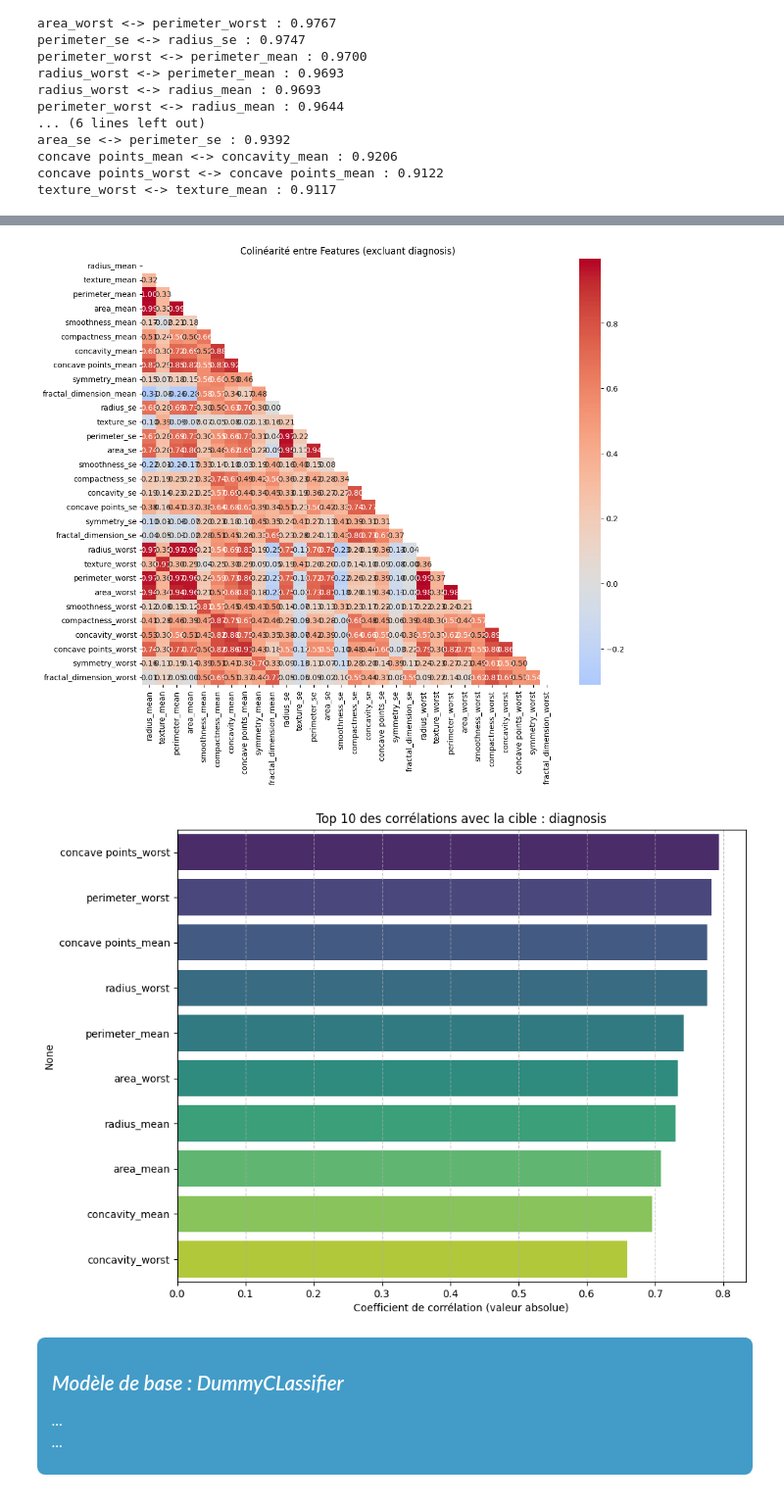
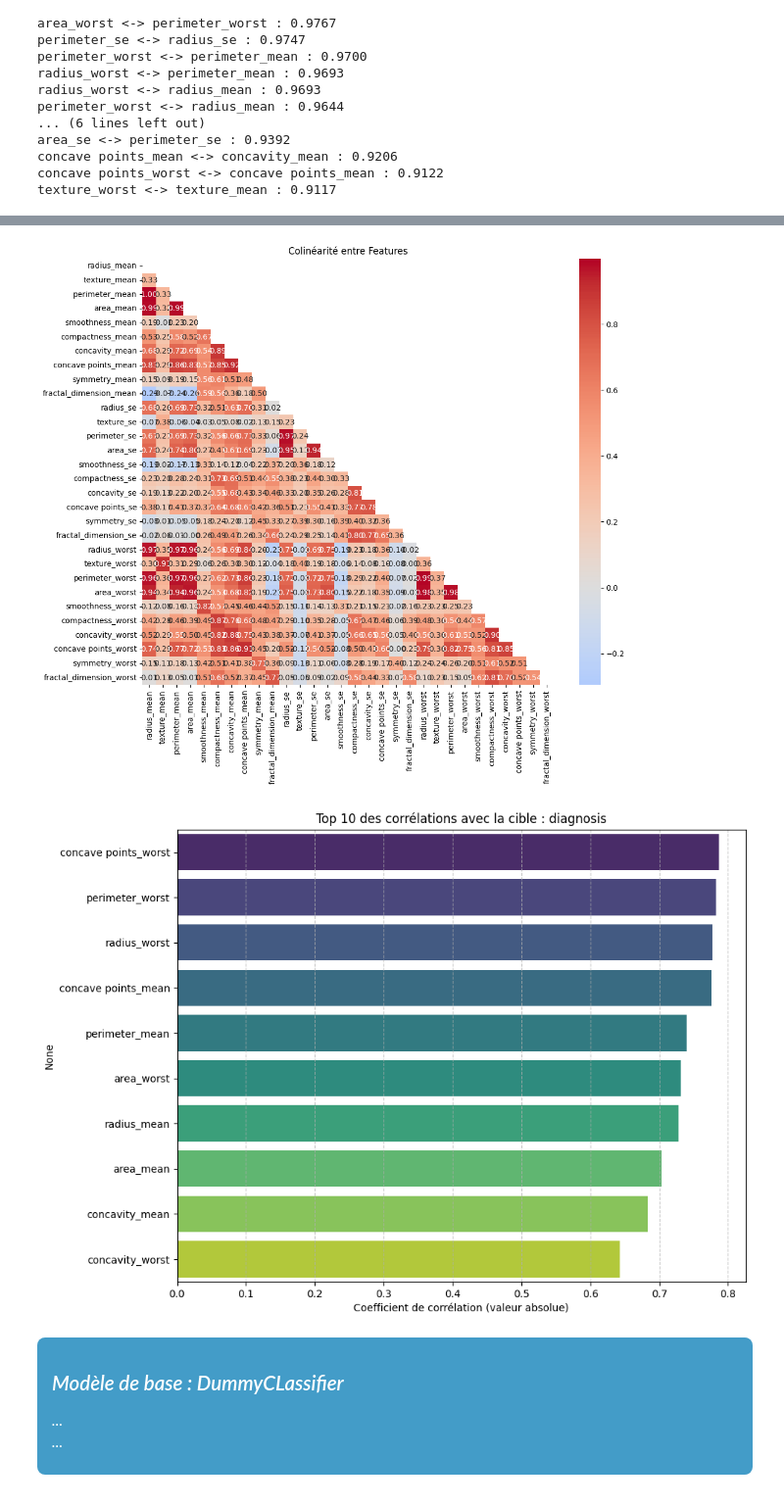
Before and after one commit to bruno-coulet/building-perceptron, a Jupyter notebook: eda.ipynb, the cells around one changed output, grey strips where cells are left out. Shown at 98% size. Drawn from its saved outputs; the diff is of its cells as text; code cells hidden in the pictures.

```diff
--- a/eda.ipynb
+++ b/eda.ipynb
@@ -253,0 +273,6 @@ plot_qualitative(df, n_cols=3, figsize=(25, 2))
+# %%
+le = LabelEncoder()
+df[TARGET] = le.fit_transform(df[TARGET])
+
+# Vérifie qui est 0 et qui est 1 :
+print(dict(zip(le.classes_, le.transform(le.classes_))))
@@ -343,9 +384,9 @@ KeyError: 'diagnosis'
 # %%
-plot_feature_collinearity(df, TARGET)
-plot_target_correlations(df, TARGET, n_top=10)
+plot_feature_collinearity(X_train, figsize=(12, 10))
+plot_target_correlations(X_train, y_train, n_top=10)
 # %% [output]
-[figure, old version]
+[figure, new version]
-[figure, old version]
+[figure, new version]
 # %% [markdown]
 <div style="background-color: #439cc8; color: white; font-size: 16px; font-style: italic; padding: 10px 15px; margin-bottom: 15px; border-radius: 8px;">
   <h3>Modèle de base : DummyCLassifier</h3>
```
Also changed, not shown: parts of 9 cells of this notebook, 3 other files.
